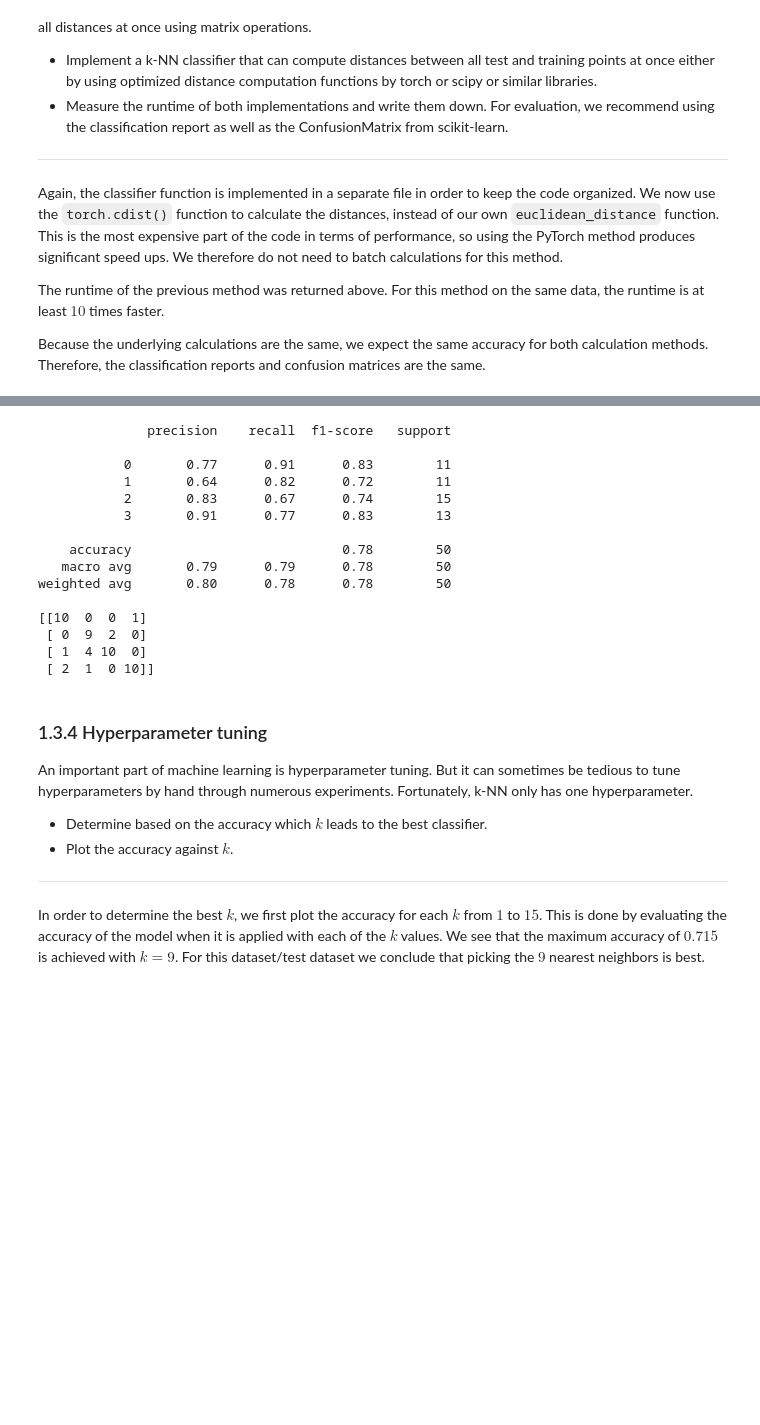
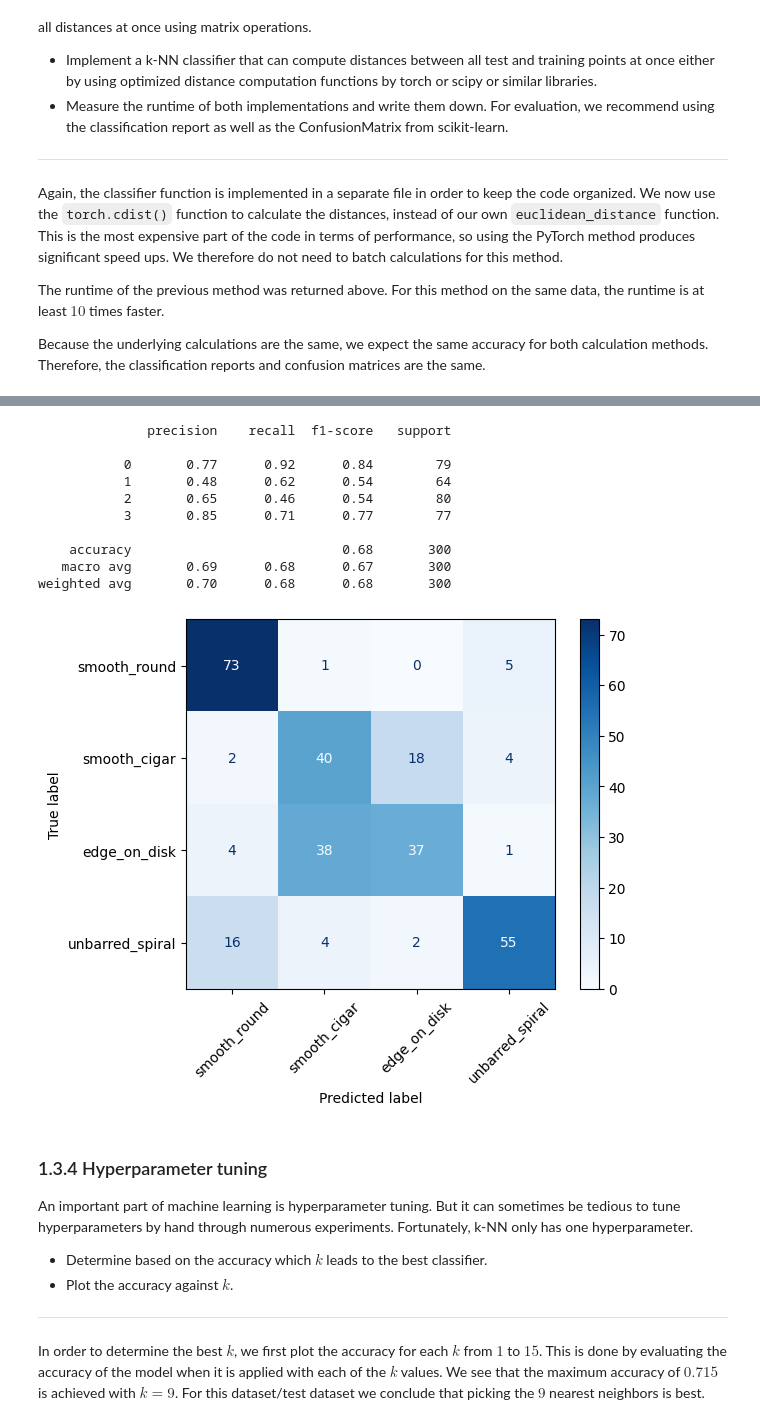
Before and after one commit to Just-Neptun/FP, a Jupyter notebook: S10 Machine Learning/ml_fp/part1.ipynb, the cells around one changed output, grey strips where cells are left out. Drawn from its saved outputs; the diff is of its cells as text; code cells hidden in the pictures; blank space fills up the shorter version.

```diff
--- a/S10 Machine Learning/ml_fp/part1.ipynb
+++ b/S10 Machine Learning/ml_fp/part1.ipynb
@@ -372,7 +372,7 @@ Therefore, the classification reports and confusion matrices are the same.
 from Part01.fast_kNN import kNN_classify_fast
 # %%
 training_size = None
-test_size = 50
+test_size = 300
 k = 3
 
 true_labels = test_labels[:test_size]
@@ -388,4 +388,5 @@ et = time.time()
 rt_fast = et - st
 print(f"Runtime: {rt_fast}")
 print(classification_labels)
+print(classification_labels.shape)
 # %% [output]
@@ -396,22 +412,21 @@ tensor([3., 1., 1., 0., 0., 2., 1., 2., 1., 3., 2., 3., 2., 2., 1., 1., 1., 0.,
 # %%
 print(metrics.classification_report(true_labels, classification_labels))
-print(metrics.confusion_matrix(true_labels, classification_labels))
+conf_matr = metrics.confusion_matrix(true_labels, classification_labels)
+disp = metrics.ConfusionMatrixDisplay(conf_matr, display_labels=label_names)
+disp.plot(xticks_rotation=45, cmap="Blues")
+plt.show()
 # %% [output]
               precision    recall  f1-score   support
 
-           0       0.77      0.91      0.83        11
-           1       0.64      0.82      0.72        11
-           2       0.83      0.67      0.74        15
-           3       0.91      0.77      0.83        13
+           0       0.77      0.92      0.84        79
+           1       0.48      0.62      0.54        64
+           2       0.65      0.46      0.54        80
+           3       0.85      0.71      0.77        77
 
-    accuracy                           0.78        50
-   macro avg       0.79      0.79      0.78        50
-weighted avg       0.80      0.78      0.78        50
-
-[[10  0  0  1]
- [ 0  9  2  0]
- [ 1  4 10  0]
- [ 2  1  0 10]]
+    accuracy                           0.68       300
+   macro avg       0.69      0.68      0.67       300
+weighted avg       0.70      0.68      0.68       300
+[figure, added]
 # %% [markdown]
 ### 1.3.4 Hyperparameter tuning
 
```
Also changed, not shown: parts of 7 cells of this notebook.
